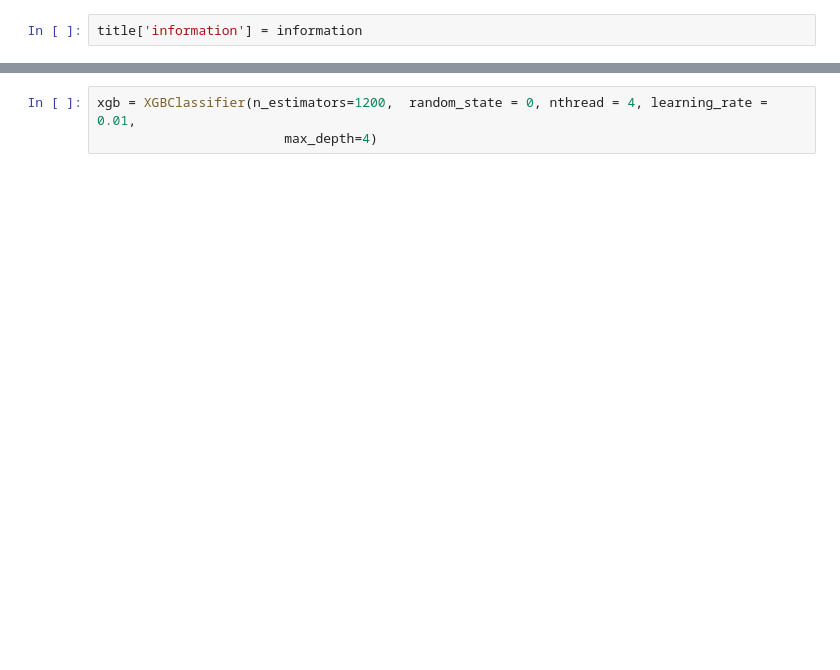
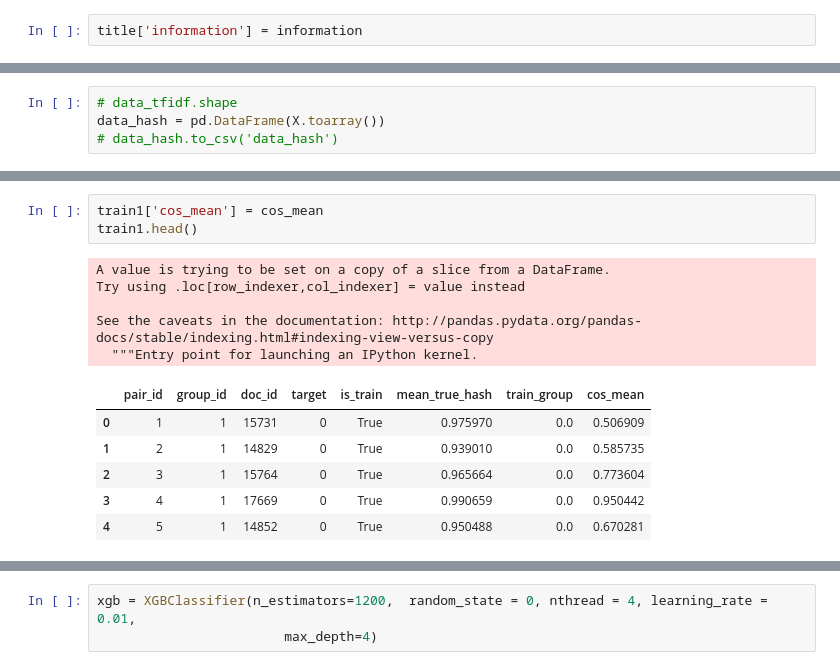
Before and after one commit to Bukhteev/Sphera_Project, a Jupyter notebook: Kirill/text_analiz.ipynb, the cells around one changed output, grey strips where cells are left out. Saved outputs shown, nothing was run; the diff lists cells and outputs as text; blank space fills up the shorter version.

```diff
--- a/Kirill/text_analiz.ipynb
+++ b/Kirill/text_analiz.ipynb
@@ -91,0 +68,4 @@ from xgboost import XGBClassifier
+# %%
+# data_tfidf.shape
+data_hash = pd.DataFrame(X.toarray())
+# data_hash.to_csv('data_hash')
@@ -91,0 +111,15 @@ from xgboost import XGBClassifier
+# %%
+train1['cos_mean'] = cos_mean
+train1.head()
+# %% [output]
+A value is trying to be set on a copy of a slice from a DataFrame.
+Try using .loc[row_indexer,col_indexer] = value instead
+
+See the caveats in the documentation: http://pandas.pydata.org/pandas-docs/stable/indexing.html#indexing-view-versus-copy
+  """Entry point for launching an IPython kernel.
+|  | pair_id | group_id | doc_id | target | is_train | mean_true_hash | train_group | cos_mean |
+| 0 | 1 | 1 | 15731 | 0 | True | 0.975970 | 0.0 | 0.506909 |
+| 1 | 2 | 1 | 14829 | 0 | True | 0.939010 | 0.0 | 0.585735 |
+| 2 | 3 | 1 | 15764 | 0 | True | 0.965664 | 0.0 | 0.773604 |
+| 3 | 4 | 1 | 17669 | 0 | True | 0.990659 | 0.0 | 0.950442 |
+| 4 | 5 | 1 | 14852 | 0 | True | 0.950488 | 0.0 | 0.670281 |
```
Also changed, not shown: parts of 72 cells of this notebook.
